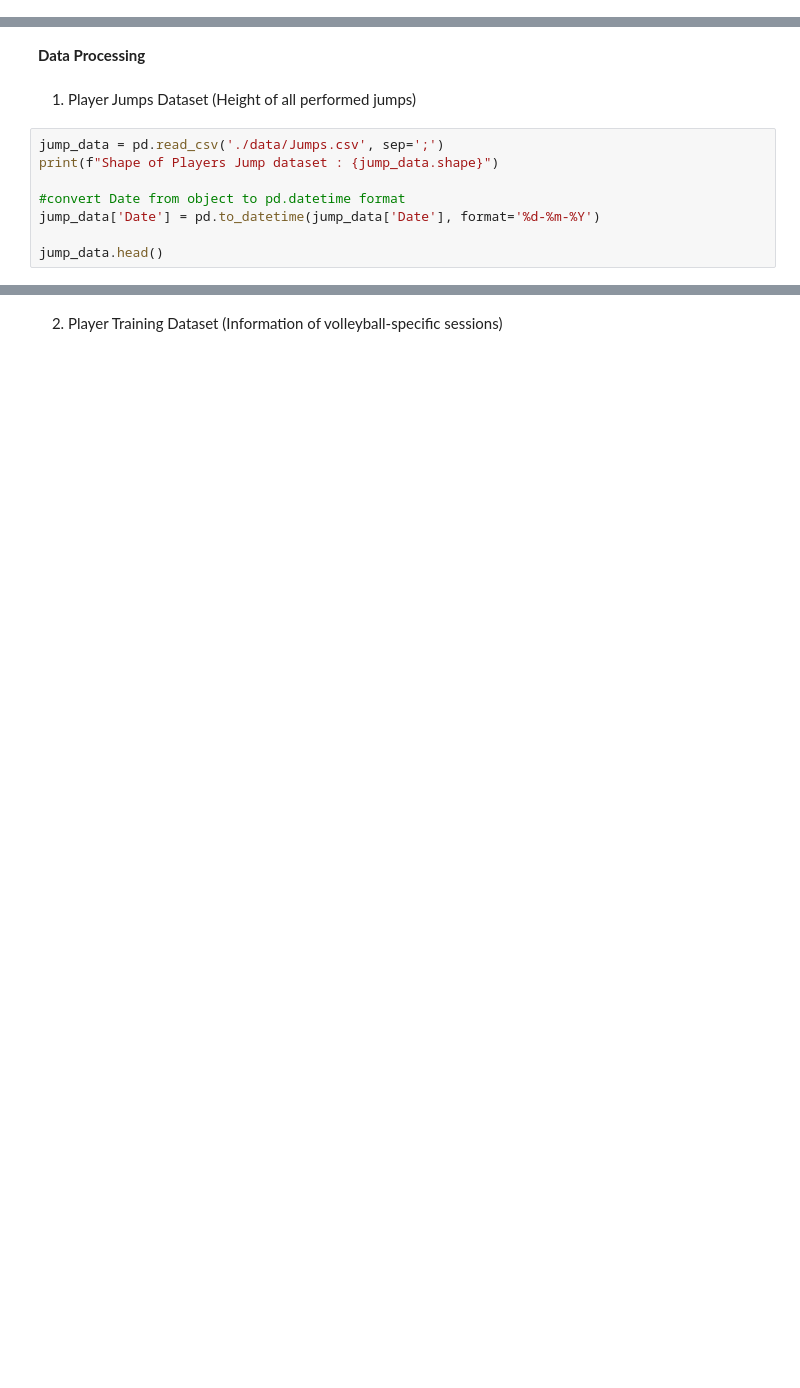
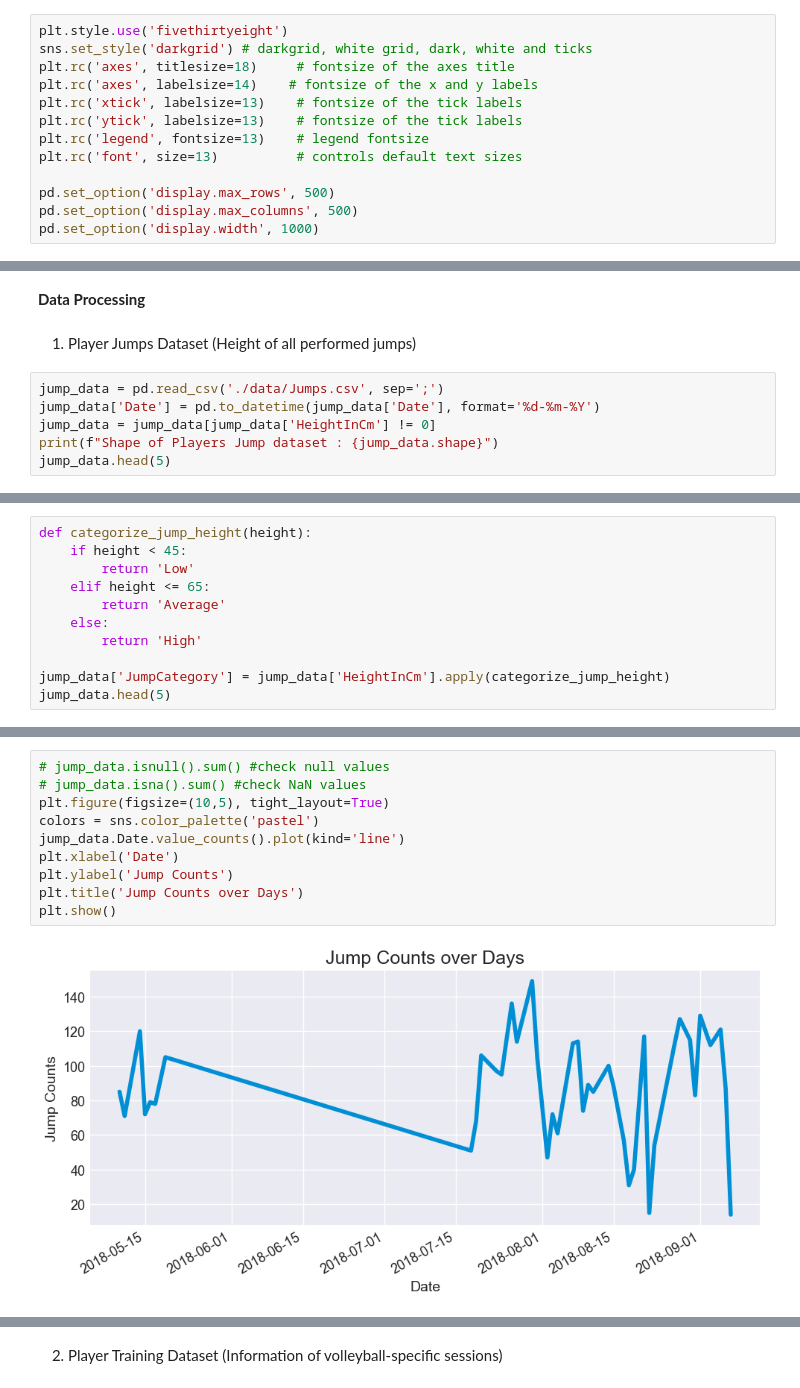
Before and after one commit to surya-parthipan/Injury_Prediction_Volleyball, a Jupyter notebook: EDA-Injury_Pred_Volleyball.ipynb, the cells around one changed output, grey strips where cells are left out. Cells and saved outputs as stored; diff of their text form; blank space fills up the shorter version.

```diff
--- a/EDA-Injury_Pred_Volleyball.ipynb
+++ b/EDA-Injury_Pred_Volleyball.ipynb
@@ -9,3 +13,16 @@ plt.style.use('fivethirtyeight')
+# %%
+plt.style.use('fivethirtyeight')
+sns.set_style('darkgrid') # darkgrid, white grid, dark, white and ticks
+plt.rc('axes', titlesize=18)     # fontsize of the axes title
+plt.rc('axes', labelsize=14)    # fontsize of the x and y labels
+plt.rc('xtick', labelsize=13)    # fontsize of the tick labels
+plt.rc('ytick', labelsize=13)    # fontsize of the tick labels
+plt.rc('legend', fontsize=13)    # legend fontsize
+plt.rc('font', size=13)          # controls default text sizes
+
+pd.set_option('display.max_rows', 500)
+pd.set_option('display.max_columns', 500)
+pd.set_option('display.width', 1000)
 # %%
 # from jupyter_datatables import init_datatables_mode
 # init_datatables_mode()
@@ -16,10 +57,8 @@ plt.style.use('fivethirtyeight')
 (Height of all performed jumps)
 # %%
 jump_data = pd.read_csv('./data/Jumps.csv', sep=';')
+jump_data['Date'] = pd.to_datetime(jump_data['Date'], format='%d-%m-%Y')
+jump_data = jump_data[jump_data['HeightInCm'] != 0]
 print(f"Shape of Players Jump dataset : {jump_data.shape}")
-
-#convert Date from object to pd.datetime format
-jump_data['Date'] = pd.to_datetime(jump_data['Date'], format='%d-%m-%Y')
-
-jump_data.head()
+jump_data.head(5)
 # %% [output]
@@ -30,3 +69,14 @@ Shape of Players Jump dataset : (3633, 3)
 | 2 | 4 | 2018-05-10 | 55 |
 | 3 | 4 | 2018-05-10 | 55 |
 | 4 | 4 | 2018-05-10 | 56 |
+# %%
+def categorize_jump_height(height):
+    if height < 45:
+        return 'Low'
+    elif height <= 65:
+        return 'Average'
+    else:
+        return 'High'
+
+jump_data['JumpCategory'] = jump_data['HeightInCm'].apply(categorize_jump_height)
+jump_data.head(5)
@@ -32,0 +104,12 @@ Shape of Players Jump dataset : (3633, 3)
+# %%
+# jump_data.isnull().sum() #check null values
+# jump_data.isna().sum() #check NaN values
+plt.figure(figsize=(10,5), tight_layout=True)
+colors = sns.color_palette('pastel')
+jump_data.Date.value_counts().plot(kind='line')
+plt.xlabel('Date')
+plt.ylabel('Jump Counts')
+plt.title('Jump Counts over Days')
+plt.show()
+# %% [output]
+[figure, added]
```
Also changed, not shown: parts of 96 cells of this notebook, 5 other files.
